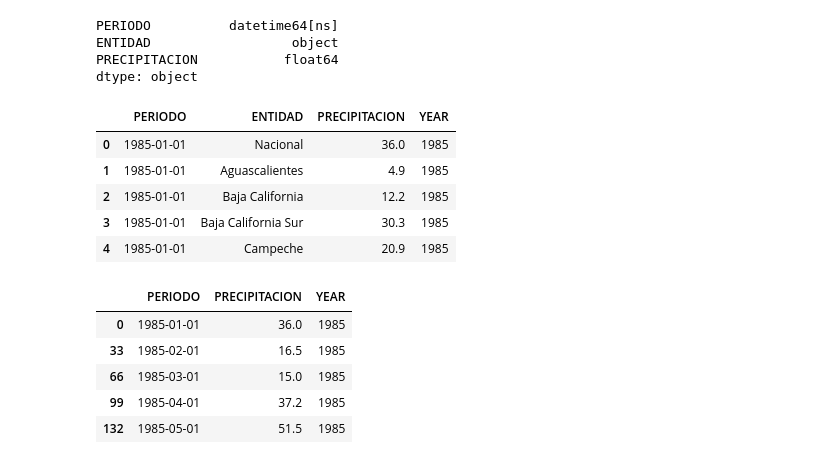
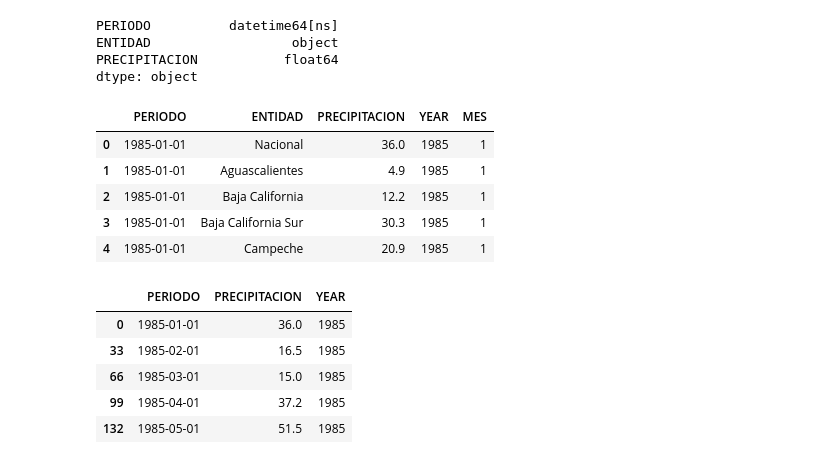
Before and after one commit to DaniaGarmon/LluviaMX, a Jupyter notebook: lluvia_mx.ipynb, the cells around one changed output. Drawn from its saved outputs; the diff is of its cells as text; code cells hidden in the pictures.

```diff
--- a/lluvia_mx.ipynb
+++ b/lluvia_mx.ipynb
@@ -102,14 +102,15 @@ dtype: object
 # %%
 #Crear columna YEAR
 data['YEAR'] = data['PERIODO'].dt.year
+data['MES'] = data['PERIODO'].dt.month
 display(data.head())
 # %% [output]
-|  | PERIODO | ENTIDAD | PRECIPITACION | YEAR |
-| 0 | 1985-01-01 | Nacional | 36.0 | 1985 |
-| 1 | 1985-01-01 | Aguascalientes | 4.9 | 1985 |
-| 2 | 1985-01-01 | Baja California | 12.2 | 1985 |
-| 3 | 1985-01-01 | Baja California Sur | 30.3 | 1985 |
-| 4 | 1985-01-01 | Campeche | 20.9 | 1985 |
+|  | PERIODO | ENTIDAD | PRECIPITACION | YEAR | MES |
+| 0 | 1985-01-01 | Nacional | 36.0 | 1985 | 1 |
+| 1 | 1985-01-01 | Aguascalientes | 4.9 | 1985 | 1 |
+| 2 | 1985-01-01 | Baja California | 12.2 | 1985 | 1 |
+| 3 | 1985-01-01 | Baja California Sur | 30.3 | 1985 | 1 |
+| 4 | 1985-01-01 | Campeche | 20.9 | 1985 | 1 |
 # %%
 df_nacional = data[data['ENTIDAD'] == 'Nacional'].copy()
 df_nacional = df_nacional.drop(['ENTIDAD'], axis=1)
```
Also changed, not shown: parts of 8 cells of this notebook.
